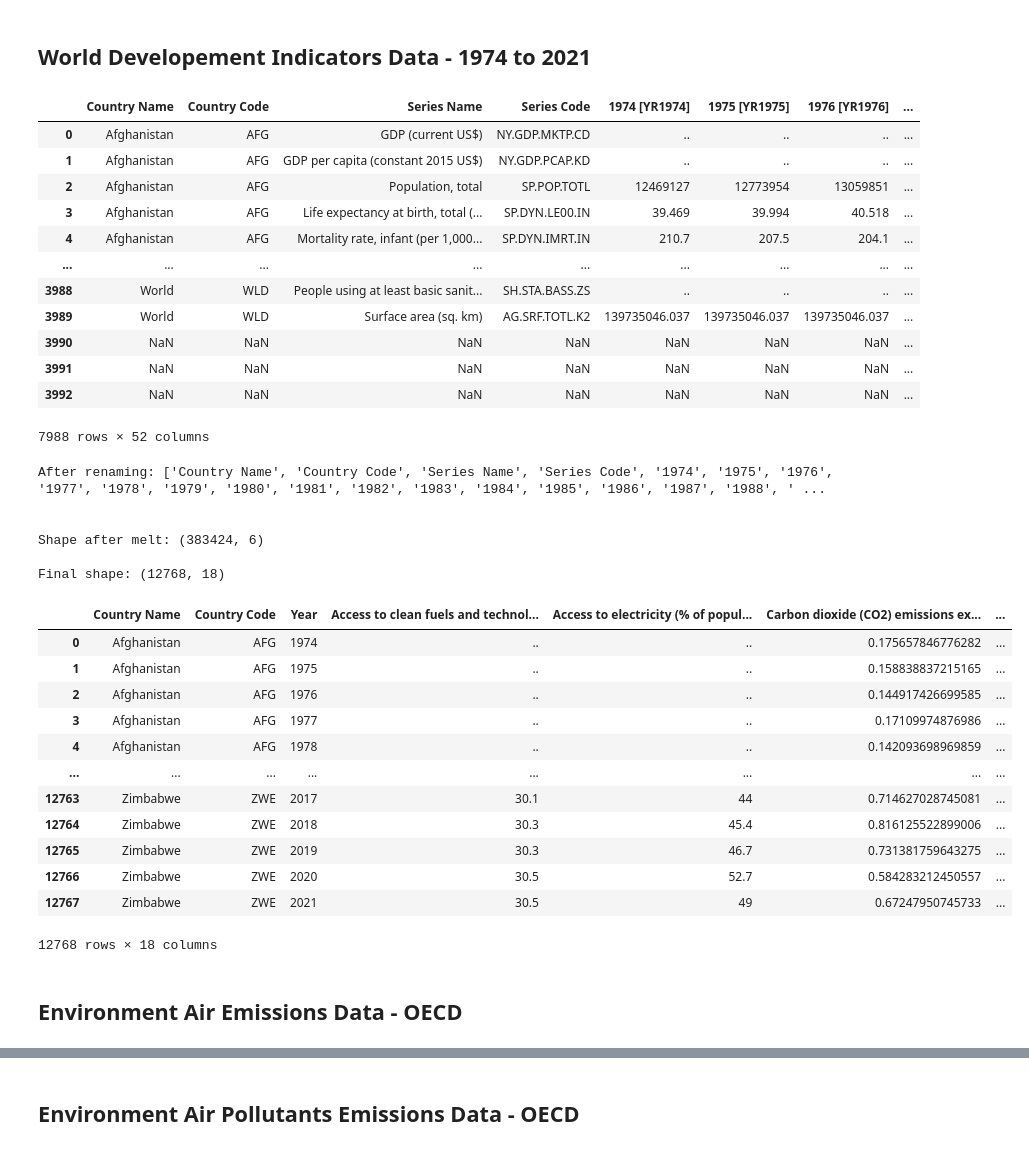
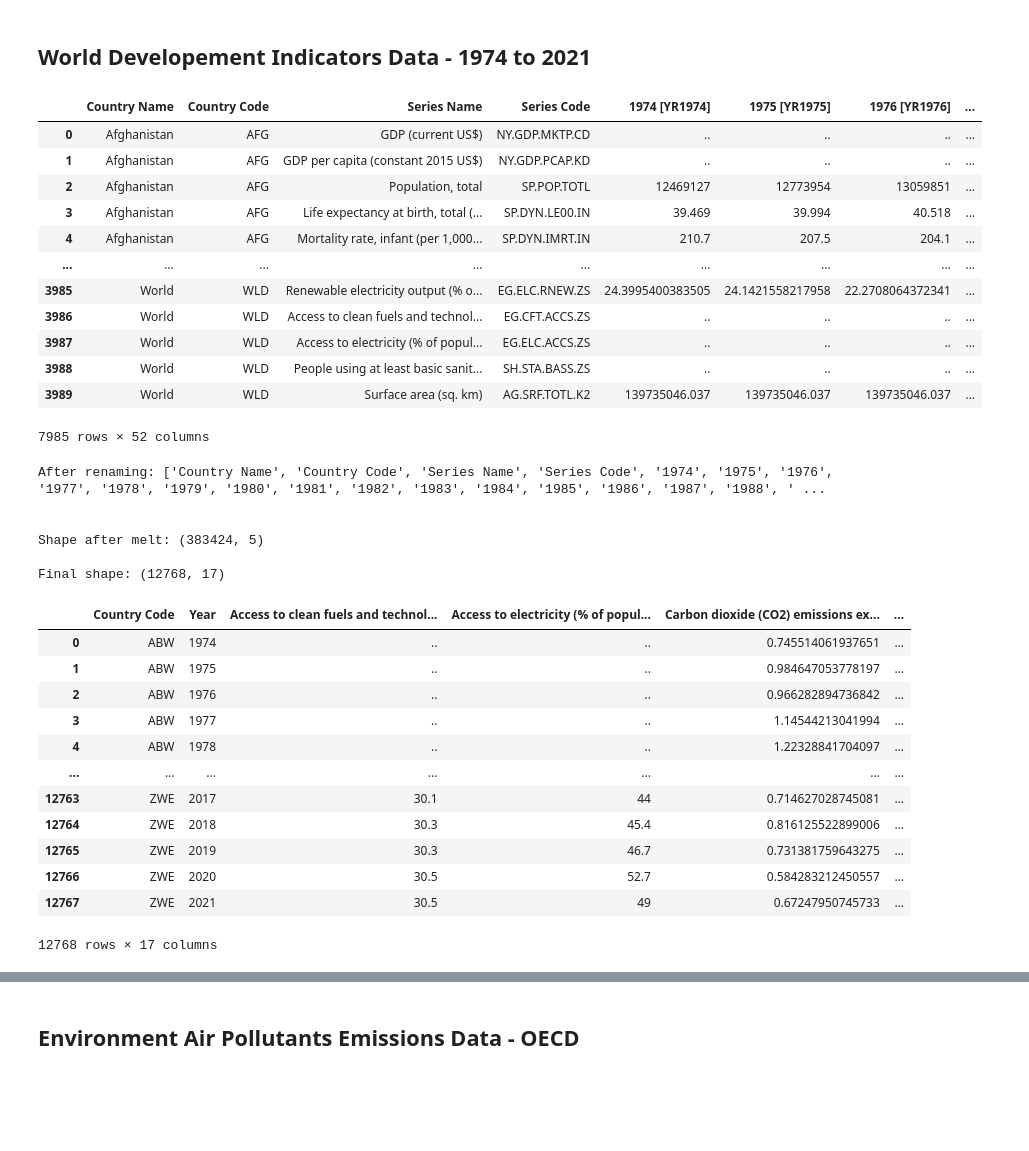
Before and after one commit to gitBugD/GML_RespiratoryDiseases, a Jupyter notebook: DataMerge.ipynb, the cells around one changed output, grey strips where cells are left out. Saved outputs shown, nothing was run; the diff lists cells and outputs as text; code cells hidden in the pictures; blank space fills up the shorter version.

```diff
--- a/DataMerge.ipynb
+++ b/DataMerge.ipynb
@@ -245,7 +168,7 @@ df_8021_tuberculosis_incidence_rate = df_8021_tuberculosis_incidence[df_8021_tub
 df_wdi_1 = pd.read_csv("../Data/economic/WorldBankGroup/World_Development_Indicators/wdi_1.csv")
 df_wdi_2 = pd.read_csv("../Data/economic/WorldBankGroup/World_Development_Indicators/wdi_2.csv", encoding="cp1252", engine="python")
 df_wdi = pd.concat([df_wdi_1, df_wdi_2])
-df_wdi
+df_wdi.iloc[:-3, :]
 # %% [output]
 |  | Country Name | Country Code | Series Name | Series Code | 1974 [YR1974] | 1975 [YR1975] | 1976 [YR1976] | ... |
 | 0 | Afghanistan | AFG | GDP (current US$) | NY.GDP.MKTP.CD | .. | .. | .. | ... |
@@ -254,12 +177,12 @@ df_wdi
 | 3 | Afghanistan | AFG | Life expectancy at birth, total (... | SP.DYN.LE00.IN | 39.469 | 39.994 | 40.518 | ... |
 | 4 | Afghanistan | AFG | Mortality rate, infant (per 1,000... | SP.DYN.IMRT.IN | 210.7 | 207.5 | 204.1 | ... |
 | ... | ... | ... | ... | ... | ... | ... | ... | ... |
+| 3985 | World | WLD | Renewable electricity output (% o... | EG.ELC.RNEW.ZS | 24.3995400383505 | 24.1421558217958 | 22.2708064372341 | ... |
+| 3986 | World | WLD | Access to clean fuels and technol... | EG.CFT.ACCS.ZS | .. | .. | .. | ... |
+| 3987 | World | WLD | Access to electricity (% of popul... | EG.ELC.ACCS.ZS | .. | .. | .. | ... |
 | 3988 | World | WLD | People using at least basic sanit... | SH.STA.BASS.ZS | .. | .. | .. | ... |
 | 3989 | World | WLD | Surface area (sq. km) | AG.SRF.TOTL.K2 | 139735046.037 | 139735046.037 | 139735046.037 | ... |
-| 3990 | NaN | NaN | NaN | NaN | NaN | NaN | NaN | ... |
-| 3991 | NaN | NaN | NaN | NaN | NaN | NaN | NaN | ... |
-| 3992 | NaN | NaN | NaN | NaN | NaN | NaN | NaN | ... |
-7988 rows × 52 columns
+7985 rows × 52 columns
 # %%
 # Optional: rename the year columns to just the year number
 year_cols = [c for c in df_wdi.columns if "[" in c]   # picks the YR… columns
@@ -274,49 +197,47 @@ year_columns = [c for c in df_wdi.columns if c.isdigit()]   # e.g. ['1974','1975
 
 # Melt (wide → long)
 df_long = df_wdi.melt(
-    id_vars=['Country Name', 'Country Code', 'Series Name', 'Series Code'],
+    id_vars=['Country Code', 'Series Name', 'Series Code'],
     value_vars=year_columns,
     var_name='Year',          # name of the new column that will hold the year
     value_name='Value'        # name of the column that will hold the measurement
 )
 
 print("\nShape after melt:", df_long.shape)
 
 # Pivot - Spread the different series into separate columns
 df_tidy = df_long.pivot_table(
-    index=['Country Name', 'Country Code', 'Year'],   # what defines a unique row
+    index=['Country Code', 'Year'],   # what defines a unique row
     columns='Series Name',                            # each distinct series becomes a column
     values='Value',                                   # fill cells with the measurement
     aggfunc='first'                                   # there should be only one value per cell
 ).reset_index()
 
 # After pivot, the column hierarchy is a MultiIndex (Series Names are under the level "Series Name").
 # Flatten it for easier use:
 df_tidy.columns.name = None          # drop the name of the columns axis
 df_tidy = df_tidy.rename_axis(None, axis=1)   # also removes the axis name
 
 print("\nFinal shape:", df_tidy.shape)
 df_wdi = df_tidy
 df_wdi
 # %% [output]
 After renaming: ['Country Name', 'Country Code', 'Series Name', 'Series Code', '1974', '1975', '1976', '1977', '1978', '1979', '1980', '1981', '1982', '1983', '1984', '1985', '1986', '1987', '1988', ' ...
 
 
-Shape after melt: (383424, 6)
+Shape after melt: (383424, 5)
 
-Final shape: (12768, 18)
+Final shape: (12768, 17)
-|  | Country Name | Country Code | Year | Access to clean fuels and technol... | Access to electricity (% of popul... | Carbon dioxide (CO2) emissions ex... | ... |
-| 0 | Afghanistan | AFG | 1974 | .. | .. | 0.175657846776282 | ... |
-| 1 | Afghanistan | AFG | 1975 | .. | .. | 0.158838837215165 | ... |
-| 2 | Afghanistan | AFG | 1976 | .. | .. | 0.144917426699585 | ... |
-| 3 | Afghanistan | AFG | 1977 | .. | .. | 0.17109974876986 | ... |
-| 4 | Afghanistan | AFG | 1978 | .. | .. | 0.142093698969859 | ... |
-| ... | ... | ... | ... | ... | ... | ... | ... |
-| 12763 | Zimbabwe | ZWE | 2017 | 30.1 | 44 | 0.714627028745081 | ... |
-| 12764 | Zimbabwe | ZWE | 2018 | 30.3 | 45.4 | 0.816125522899006 | ... |
-| 12765 | Zimbabwe | ZWE | 2019 | 30.3 | 46.7 | 0.731381759643275 | ... |
-| 12766 | Zimbabwe | ZWE | 2020 | 30.5 | 52.7 | 0.584283212450557 | ... |
-| 12767 | Zimbabwe | ZWE | 2021 | 30.5 | 49 | 0.67247950745733 | ... |
+|  | Country Code | Year | Access to clean fuels and technol... | Access to electricity (% of popul... | Carbon dioxide (CO2) emissions ex... | ... |
+| 0 | ABW | 1974 | .. | .. | 0.745514061937651 | ... |
+| 1 | ABW | 1975 | .. | .. | 0.984647053778197 | ... |
+| 2 | ABW | 1976 | .. | .. | 0.966282894736842 | ... |
+| 3 | ABW | 1977 | .. | .. | 1.14544213041994 | ... |
+| 4 | ABW | 1978 | .. | .. | 1.22328841704097 | ... |
+| ... | ... | ... | ... | ... | ... | ... |
+| 12763 | ZWE | 2017 | 30.1 | 44 | 0.714627028745081 | ... |
+| 12764 | ZWE | 2018 | 30.3 | 45.4 | 0.816125522899006 | ... |
+| 12765 | ZWE | 2019 | 30.3 | 46.7 | 0.731381759643275 | ... |
+| 12766 | ZWE | 2020 | 30.5 | 52.7 | 0.584283212450557 | ... |
+| 12767 | ZWE | 2021 | 30.5 | 49 | 0.67247950745733 | ... |
-12768 rows × 18 columns
+12768 rows × 17 columns
-# %% [markdown]
-## Environment Air Emissions Data - OECD
```
Also changed, not shown: parts of 45 cells of this notebook.
